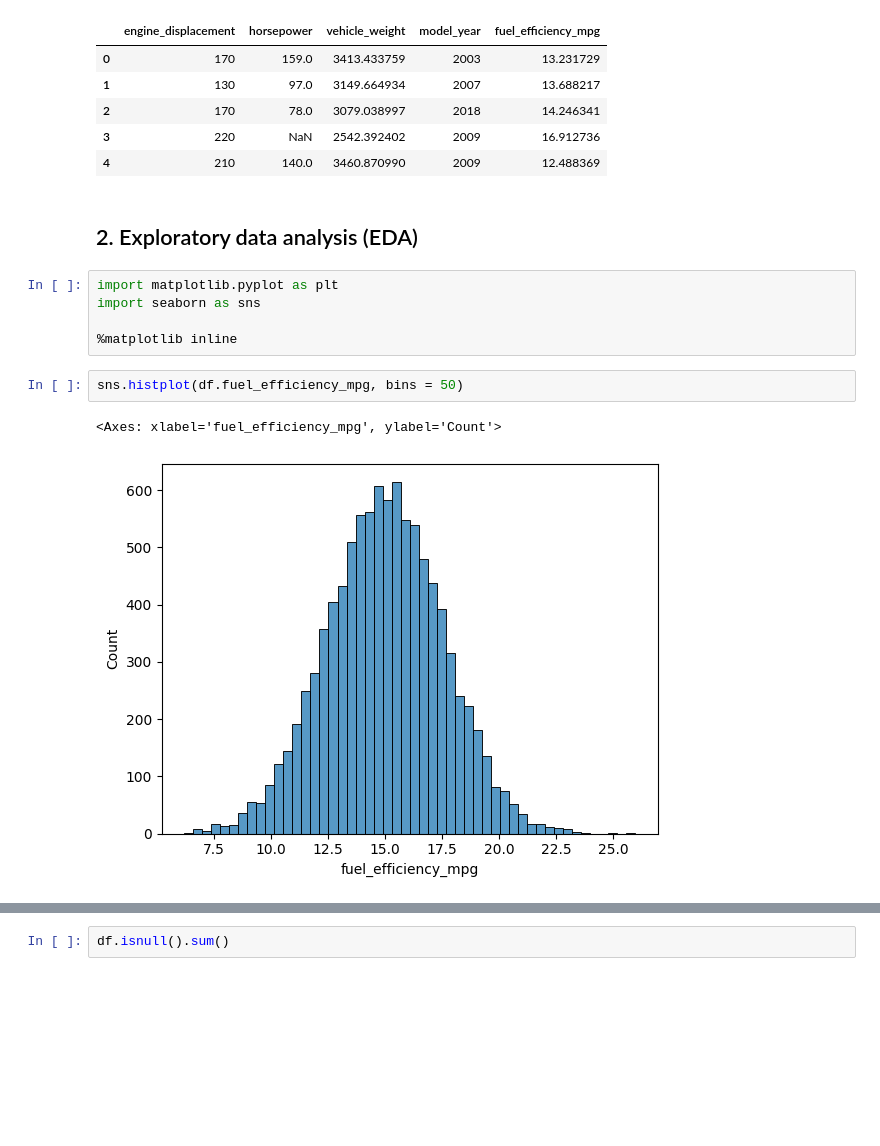
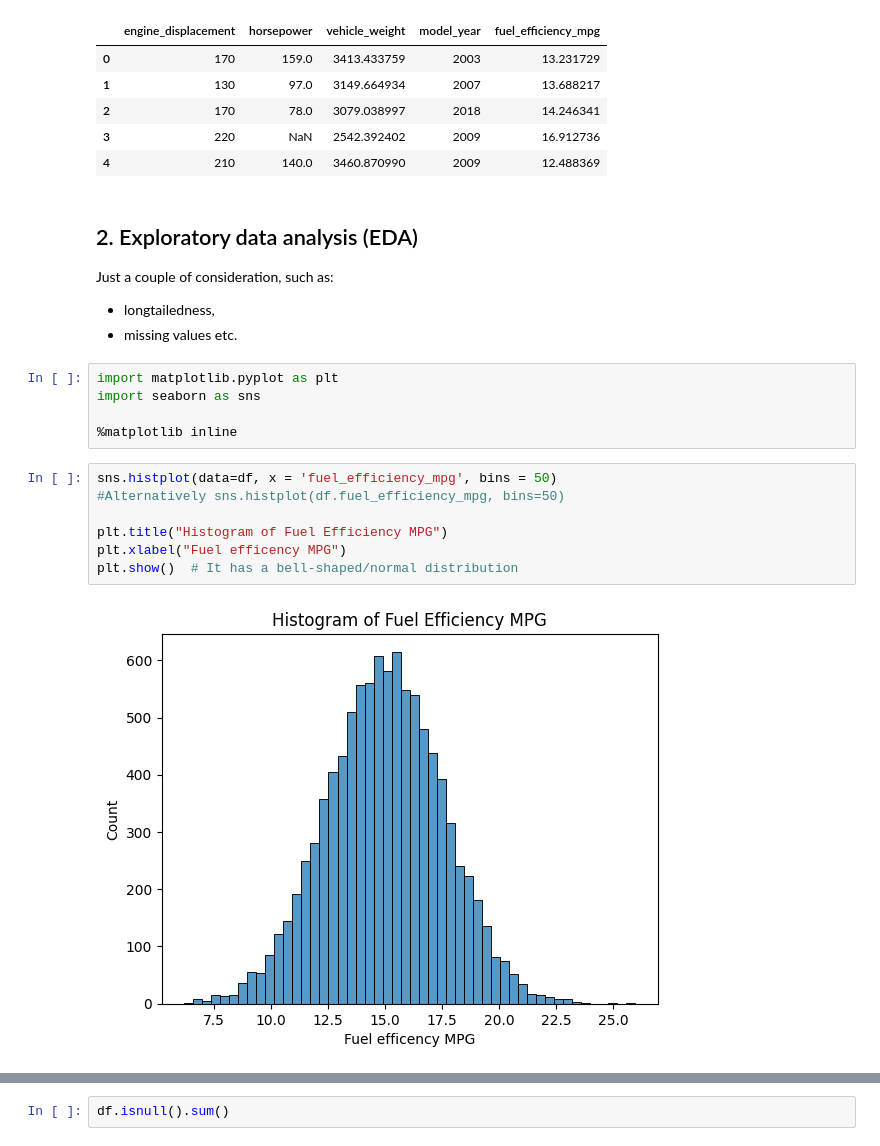
Before and after one commit to Acbyke/ML_zoomcamp_tasks, a Jupyter notebook: 02_regression/Reg_model_CarFuel_Eff.ipynb, the cells around one changed output, grey strips where cells are left out. Drawn from its saved outputs; the diff is of its cells as text; blank space fills up the shorter version.

```diff
--- a/02_regression/Reg_model_CarFuel_Eff.ipynb
+++ b/02_regression/Reg_model_CarFuel_Eff.ipynb
@@ -33,14 +50,22 @@ df.head()
 | 4 | 210 | 140.0 | 3460.870990 | 2009 | 12.488369 |
 # %% [markdown]
 ## 2. Exploratory data analysis (EDA)
+
+ Just a couple of consideration, such as:
+ - longtailedness,
+ - missing values etc.
 # %%
 import matplotlib.pyplot as plt
 import seaborn as sns
 
 %matplotlib inline
 # %%
-sns.histplot(df.fuel_efficiency_mpg, bins = 50)
+sns.histplot(data=df, x = 'fuel_efficiency_mpg', bins = 50)
+#Alternatively sns.histplot(df.fuel_efficiency_mpg, bins=50)
+
+plt.title("Histogram of Fuel Efficiency MPG")
+plt.xlabel("Fuel efficency MPG")
+plt.show()  # It has a bell-shaped/normal distribution
 # %% [output]
-<Axes: xlabel='fuel_efficiency_mpg', ylabel='Count'>
-[figure, old version]
+[figure, new version]
 # %% [markdown]
```
Also changed, not shown: parts of 11 cells of this notebook.
